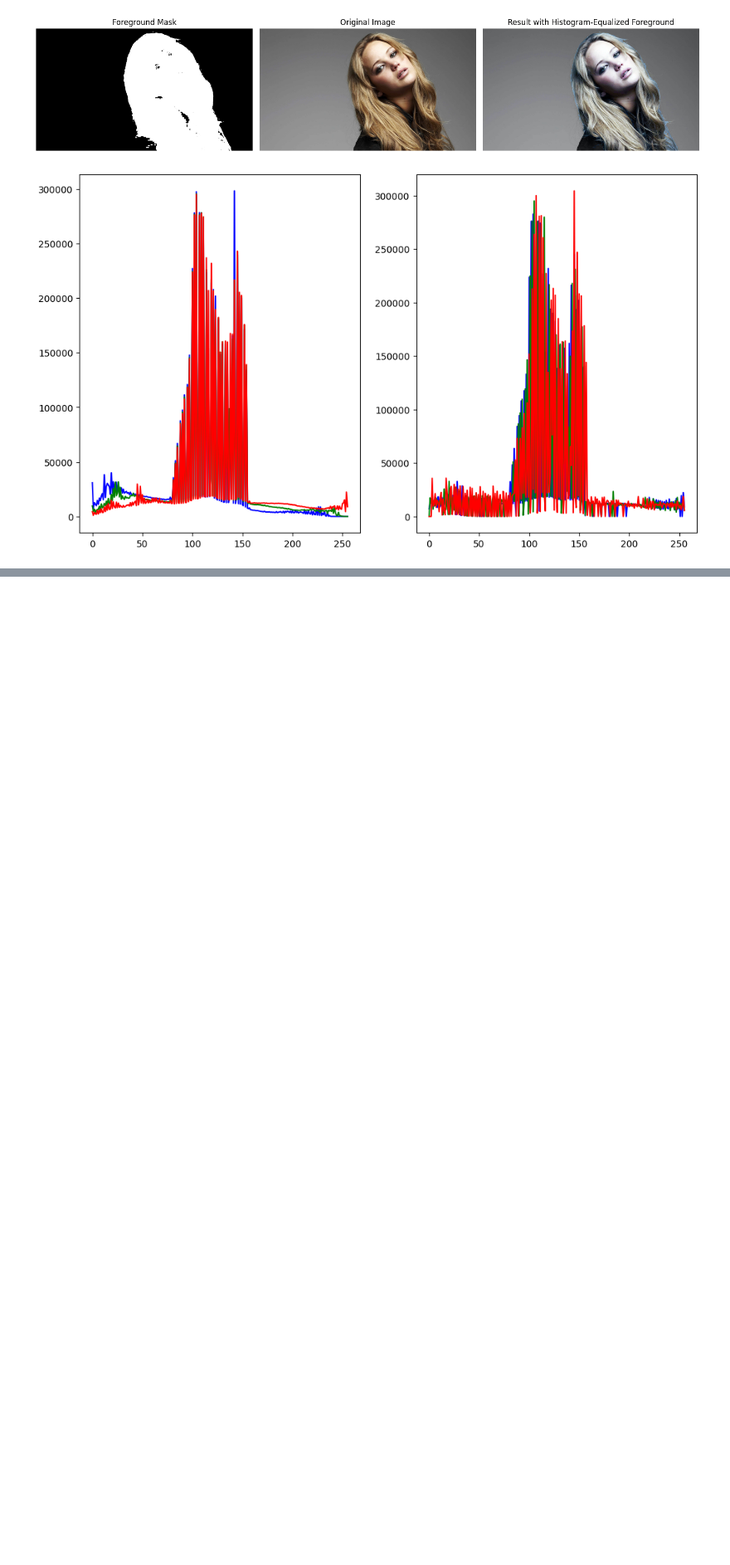
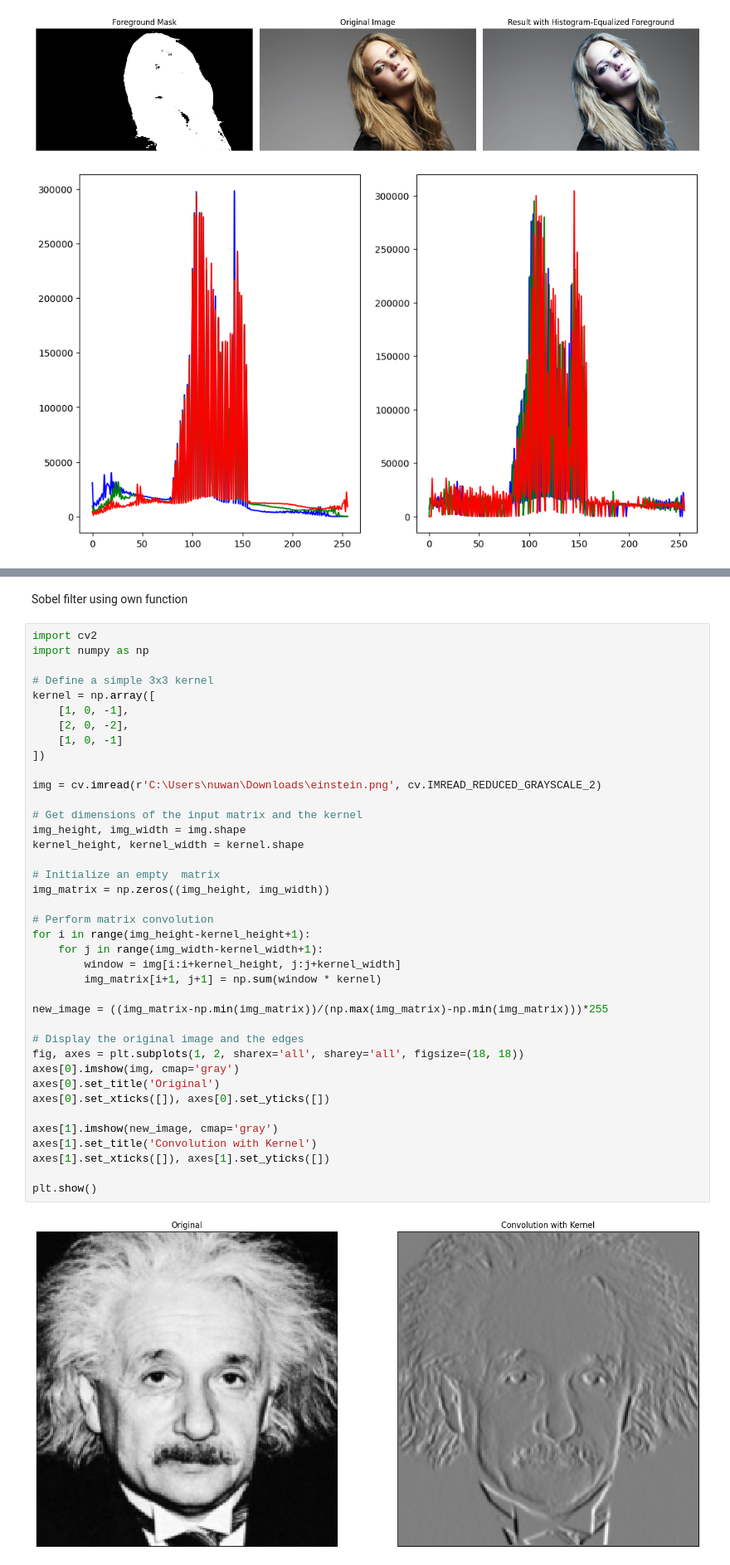
Before and after one commit to kannangaranv/EN3160_Image_Processing_and_Machine_Vision, a Jupyter notebook: assignment.ipynb, the cells around one changed output, grey strips where cells are left out. Shown at 83% size. Saved outputs shown, nothing was run; the diff lists cells and outputs as text; blank space fills up the shorter version.

```diff
--- a/assignment.ipynb
+++ b/assignment.ipynb
@@ -367,0 +395,43 @@ plt.show()
+# %% [markdown]
+Sobel filter using own function
+# %%
+import cv2
+import numpy as np
+
+# Define a simple 3x3 kernel
+kernel = np.array([
+    [1, 0, -1],
+    [2, 0, -2],
+    [1, 0, -1]
+])
+
+img = cv.imread(r'C:\Users\nuwan\Downloads\einstein.png', cv.IMREAD_REDUCED_GRAYSCALE_2)
+
+# Get dimensions of the input matrix and the kernel
+img_height, img_width = img.shape
+kernel_height, kernel_width = kernel.shape
+
+# Initialize an empty  matrix
+img_matrix = np.zeros((img_height, img_width))
+
+# Perform matrix convolution
+for i in range(img_height-kernel_height+1):
+    for j in range(img_width-kernel_width+1):
+        window = img[i:i+kernel_height, j:j+kernel_width]
+        img_matrix[i+1, j+1] = np.sum(window * kernel)
+
+new_image = ((img_matrix-np.min(img_matrix))/(np.max(img_matrix)-np.min(img_matrix)))*255
+
+# Display the original image and the edges
+fig, axes = plt.subplots(1, 2, sharex='all', sharey='all', figsize=(18, 18))
+axes[0].imshow(img, cmap='gray')
+axes[0].set_title('Original')
+axes[0].set_xticks([]), axes[0].set_yticks([])
+
+axes[1].imshow(new_image, cmap='gray')
+axes[1].set_title('Convolution with Kernel')
+axes[1].set_xticks([]), axes[1].set_yticks([])
+
+plt.show()
+# %% [output]
+[figure, added]
```
Also changed, not shown: parts of 3 cells of this notebook, 1 other file.
